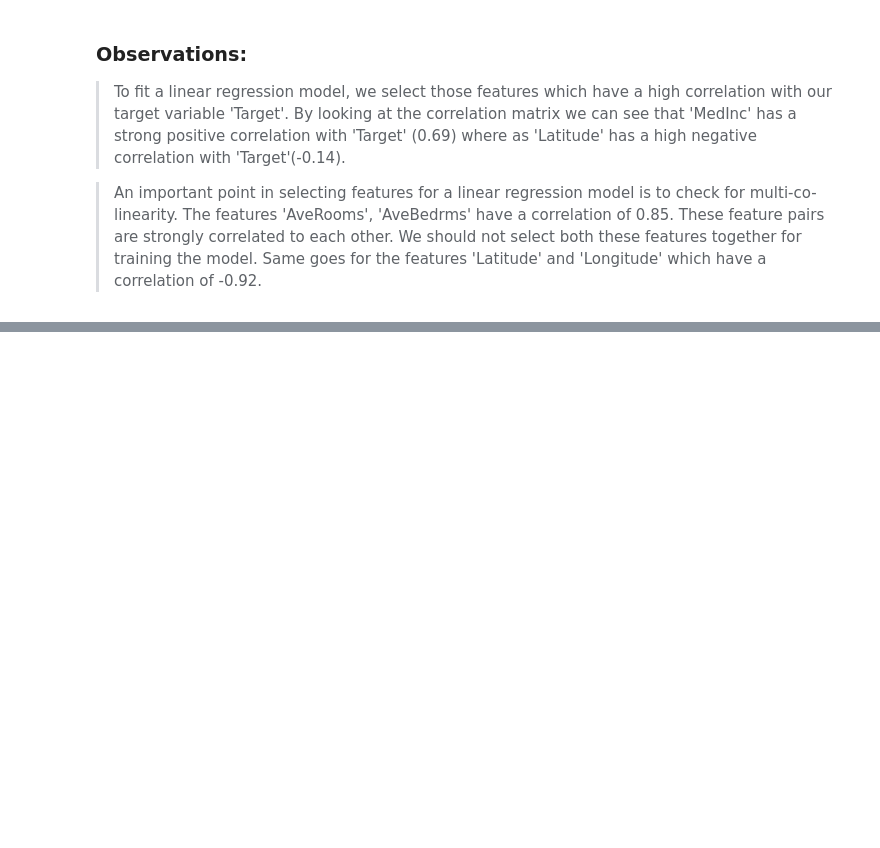
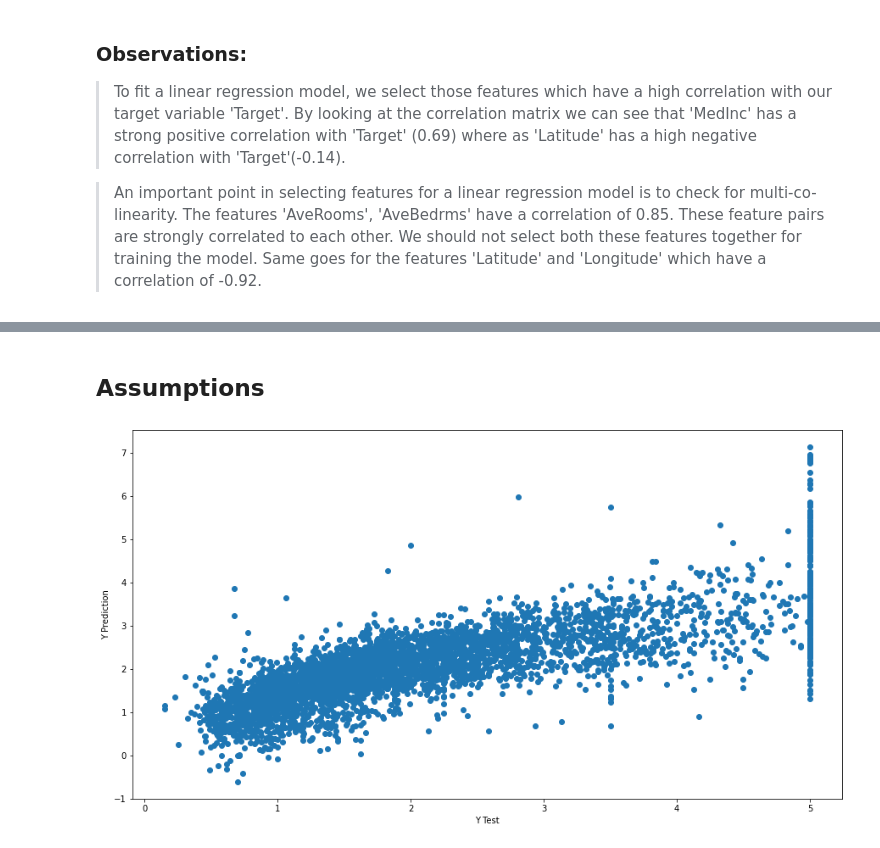
Before and after one commit to mohsin-riad/MLOPS-house-price, a Jupyter notebook: california-house-price.ipynb, the cells around one changed output, grey strips where cells are left out. Saved outputs shown, nothing was run; the diff lists cells and outputs as text; code cells hidden in the pictures; blank space fills up the shorter version.

```diff
--- a/california-house-price.ipynb
+++ b/california-house-price.ipynb
@@ -106,0 +126,4 @@ Y = df['Target']
+# %%
+sc = StandardScaler()
+X_train = sc.fit_transform(X_train)
+X_test = sc.transform(X_test)
@@ -106,0 +135,3 @@ Y = df['Target']
+# %%
+model = LinearRegression()
+model.fit(X_train, y_train)
@@ -106,0 +158,6 @@ Y = df['Target']
+# %%
+y_pred_test = model.predict(X_test)
+rmse = np.sqrt(mean_squared_error(y_test, y_pred_test))
+r2 = r2_score(y_test, y_pred_test)
+print(f"RMSE Score: {format(rmse)}")
+print(f"R2 Score: {format(r2)}")
@@ -106,0 +173,10 @@ Y = df['Target']
+# %% [markdown]
+## Assumptions
+# %%
+plt.figure(figsize=(15, 8))
+plt.scatter(y_test, y_pred_test)
+plt.xlabel('Y Test')
+plt.ylabel('Y Prediction')
+plt.show()
+# %% [output]
+[figure, added]
```
Also changed, not shown: parts of 20 cells of this notebook.
